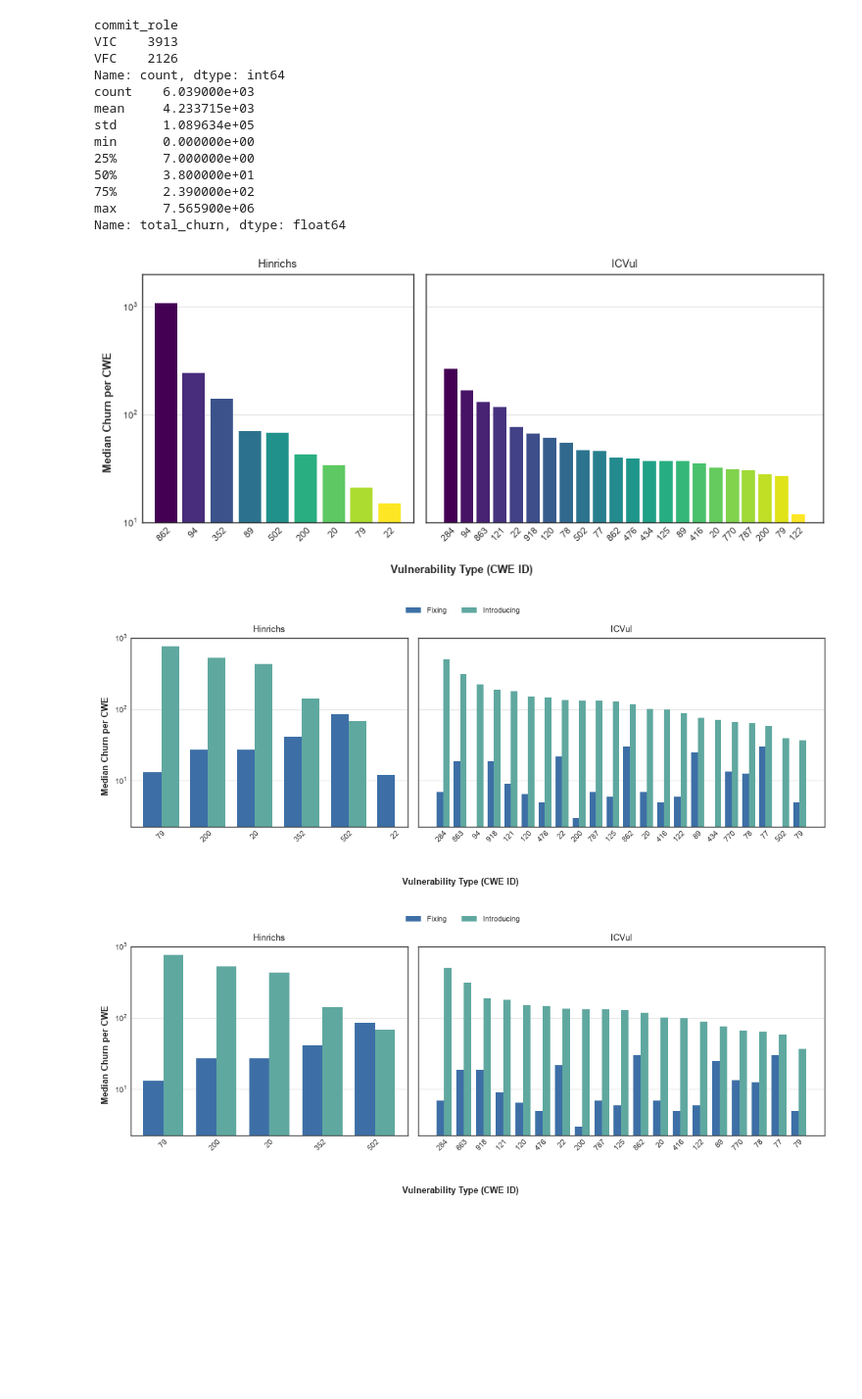
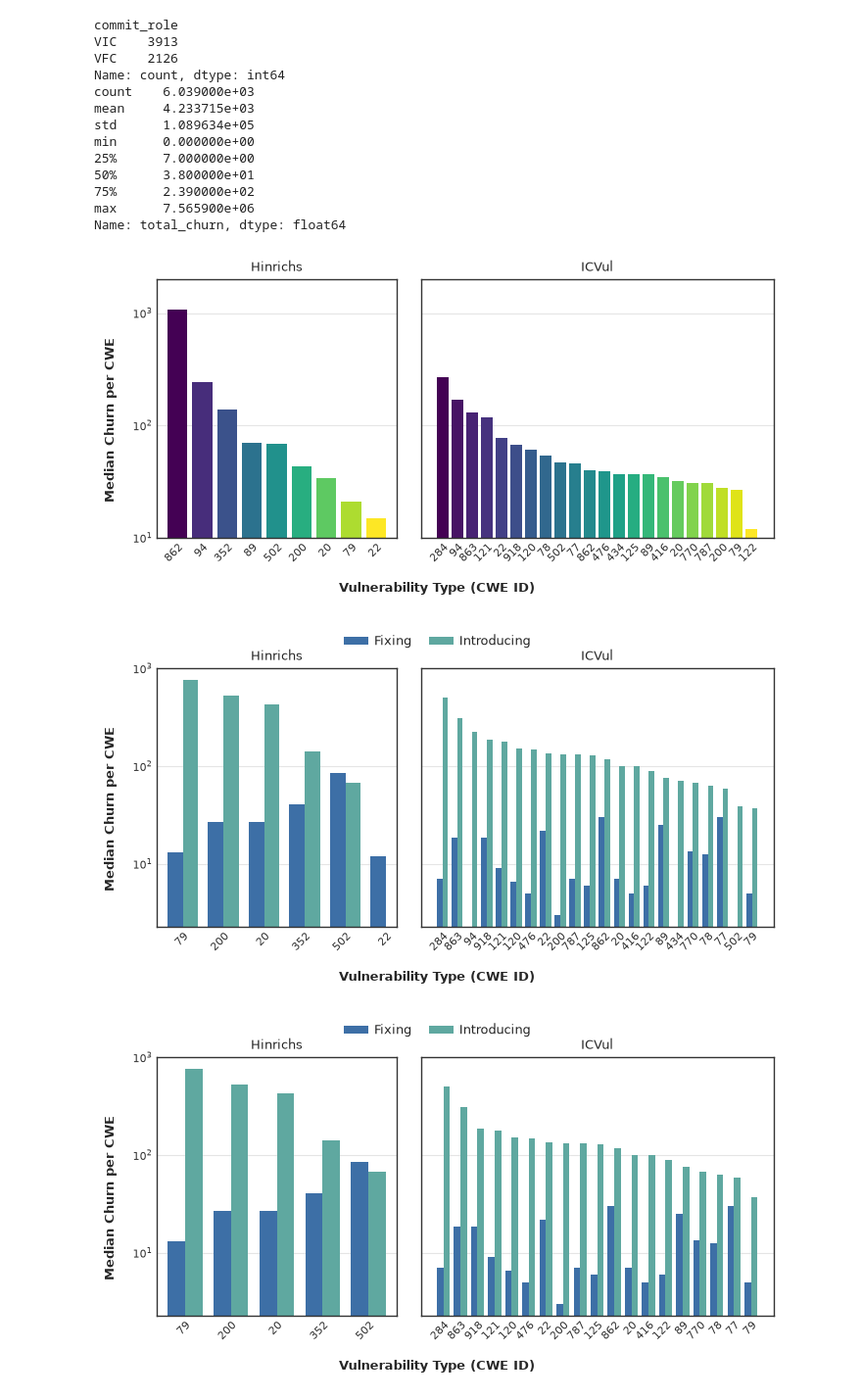
Before and after one commit to zaryanz/churn-bugs-vulns, a Jupyter notebook: notebooks/cwe_analysis_diffstat.ipynb, the cells around one changed output. Shown at 98% size. Cells and saved outputs as stored; diff of their text form; code cells hidden in the pictures; blank space fills up the shorter version.

Commit message:
fix: updated figure layouts

```diff
--- a/notebooks/cwe_analysis_diffstat.ipynb
+++ b/notebooks/cwe_analysis_diffstat.ipynb
@@ -114,71 +114,66 @@ import matplotlib.pyplot as plt
 plt.style.use(['seaborn-v0_8-whitegrid'])
 
 import importlib, utils.plot
 importlib.reload(utils.plot)
-from utils.plot import plot_cwe_single, plot_cwe_paired
+from utils.plot import plot_cwe_single, plot_cwe_paired, format_figure, save_figure
 
 n_hinrichs = df_all[(df_all["dataset"] == "Hinrichs")]["cwe"].nunique()
 n_icvul = df_all[(df_all["dataset"] == "ICVul")]["cwe"].nunique()
 
 # feel free to play around with n_min - currently set to 5
 n_min = 5
 
 # (a) plain single bar
-fig, axes = plt.subplots(1, 2, figsize=(9, 4), gridspec_kw={"width_ratios": [n_hinrichs, n_icvul]}, sharey=True)
+fig, axes = plt.subplots(1, 2, figsize=(7.16, 4.0), gridspec_kw={"width_ratios": [n_hinrichs, n_icvul]}, sharey=True)
 plot_cwe_single(df_all, "Hinrichs", axes[0], n_min=n_min)
 plot_cwe_single(df_all, "ICVul", axes[1], n_min=n_min)
-fig.supylabel("Median Churn per CWE", fontsize=9, fontweight="bold")
-fig.supxlabel("Vulnerability Type (CWE ID)", fontsize=9, fontweight="bold")
-plt.tight_layout()
-plt.savefig("cwe_single.pdf")
+# fig.supylabel("Median Churn per CWE", fontsize=9, fontweight="bold")
+# fig.supxlabel("Vulnerability Type (CWE ID)", fontsize=9, y=0.04, fontweight="bold")
+# plt.tight_layout()
+# plt.savefig("cwe_single.pdf")
+# plt.show()
+format_figure(
+    fig,
+    ylabel="Median Churn per CWE",
+    xlabel="Vulnerability Type (CWE ID)",
+)
+save_figure(fig, "cwe_single.pdf")
 plt.show()
 
 # (b) paired bar - version 1
-fig, axes = plt.subplots(1, 2, figsize=(11, 4.2),
+fig, axes = plt.subplots(1, 2, figsize=(7.16, 4.0),
                           gridspec_kw={"width_ratios": [n_hinrichs, n_icvul]}, sharey=True)  # match actual surviving CWE counts once known
 bars_fix, bars_intro = plot_cwe_paired(df_all, "Hinrichs", axes[0], n_min, False)
 plot_cwe_paired(df_all, "ICVul", axes[1], n_min, False)
-fig.supylabel("Median Churn per CWE", fontsize=9, fontweight="bold")
-fig.supxlabel("Vulnerability Type (CWE ID)", fontsize=9, fontweight="bold")
-fig.legend(
-    [bars_fix, bars_intro],
-    ["Fixing", "Introducing"],
-    loc="upper center",
-    # bbox_to_anchor=(0.5, 1.03),  # Positioned cleanly above titles
-    ncol=2,
-    fontsize=8,
-    frameon=False,
+
+format_figure(
+    fig,
+    ylabel="Median Churn per CWE",
+    xlabel="Vulnerability Type (CWE ID)",
+    legend_handles=[bars_fix, bars_intro],
+    legend_labels=["Fixing", "Introducing"],
 )
-plt.tight_layout()
-fig.subplots_adjust(
-    top=0.88, bottom=0.22
-)
-plt.savefig("cwe_paired_ver1.pdf")
+
+save_figure(fig, "cwe_paired_ver1.pdf")
 plt.show()
 
 # (b) paired bar - version 2
-fig, axes = plt.subplots(1, 2, figsize=(11, 4.2),
+fig, axes = plt.subplots(1, 2, figsize=(7.16, 4.0),
                           gridspec_kw={"width_ratios": [n_hinrichs, n_icvul]}, sharey=True)  # match actual surviving CWE counts once known
 bars_fix, bars_intro = plot_cwe_paired(df_all, "Hinrichs", axes[0], n_min, True)
 plot_cwe_paired(df_all, "ICVul", axes[1], n_min, True)
-fig.supylabel("Median Churn per CWE", fontsize=9, fontweight="bold")
-fig.supxlabel("Vulnerability Type (CWE ID)", fontsize=9, fontweight="bold")
-fig.legend(
-    [bars_fix, bars_intro],
-    ["Fixing", "Introducing"],
-    loc="upper center",
-    # bbox_to_anchor=(0.5, 1.03),  # Positioned cleanly above titles
-    ncol=2,
-    fontsize=8,
-    frameon=False,
+
+format_figure(
+    fig,
+    ylabel="Median Churn per CWE",
+    xlabel="Vulnerability Type (CWE ID)",
+    legend_handles=[bars_fix, bars_intro],
+    legend_labels=["Fixing", "Introducing"],
 )
-plt.tight_layout()
-fig.subplots_adjust(
-    top=0.88, bottom=0.22
-)
-plt.savefig("cwe_paired_ver2.pdf")
+
+save_figure(fig, "cwe_paired_ver2.pdf")
 plt.show()
 # %% [output]
-[figure, old version]
+[figure, new version]
-[figure, old version]
+[figure, new version]
-[figure, old version]
+[figure, new version]
```
Also changed, not shown: parts of 2 cells of this notebook, 7 other files.
